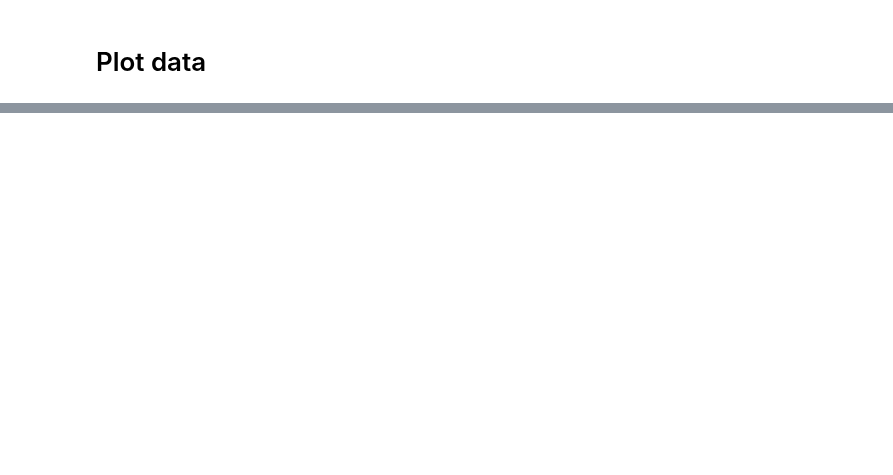
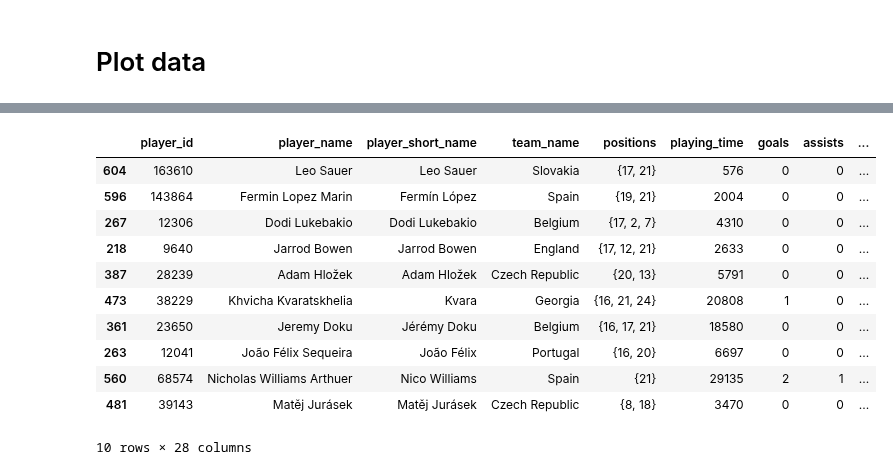
Before and after one commit to MarijnSt/soccermatics-project-1, a Jupyter notebook: radar_plot.ipynb, the cells around one changed output, grey strips where cells are left out. Cells and saved outputs as stored; diff of their text form; code cells hidden in the pictures; blank space fills up the shorter version.

```diff
--- a/radar_plot.ipynb
+++ b/radar_plot.ipynb
@@ -1289,0 +1301,15 @@ plt.show()
+# %%
+df_forwards_stats.sort_values(by="failed_dribbles_per90", ascending=False).head(10)
+# %% [output]
+|  | player_id | player_name | player_short_name | team_name | positions | playing_time | goals | assists | ... |
+| 604 | 163610 | Leo Sauer | Leo Sauer | Slovakia | {17, 21} | 576 | 0 | 0 | ... |
+| 596 | 143864 | Fermin Lopez Marin | Fermín López | Spain | {19, 21} | 2004 | 0 | 0 | ... |
+| 267 | 12306 | Dodi Lukebakio | Dodi Lukebakio | Belgium | {17, 2, 7} | 4310 | 0 | 0 | ... |
+| 218 | 9640 | Jarrod Bowen | Jarrod Bowen | England | {17, 12, 21} | 2633 | 0 | 0 | ... |
+| 387 | 28239 | Adam Hložek | Adam Hložek | Czech Republic | {20, 13} | 5791 | 0 | 0 | ... |
+| 473 | 38229 | Khvicha Kvaratskhelia | Kvara | Georgia | {16, 21, 24} | 20808 | 1 | 0 | ... |
+| 361 | 23650 | Jeremy Doku | Jérémy Doku | Belgium | {16, 17, 21} | 18580 | 0 | 0 | ... |
+| 263 | 12041 | João Félix Sequeira | João Félix | Portugal | {16, 20} | 6697 | 0 | 0 | ... |
+| 560 | 68574 | Nicholas Williams Arthuer | Nico Williams | Spain | {21} | 29135 | 2 | 1 | ... |
+| 481 | 39143 | Matěj Jurásek | Matěj Jurásek | Czech Republic | {8, 18} | 3470 | 0 | 0 | ... |
+10 rows × 28 columns
```
Also changed, not shown: parts of 3 cells of this notebook, 1 other file.
